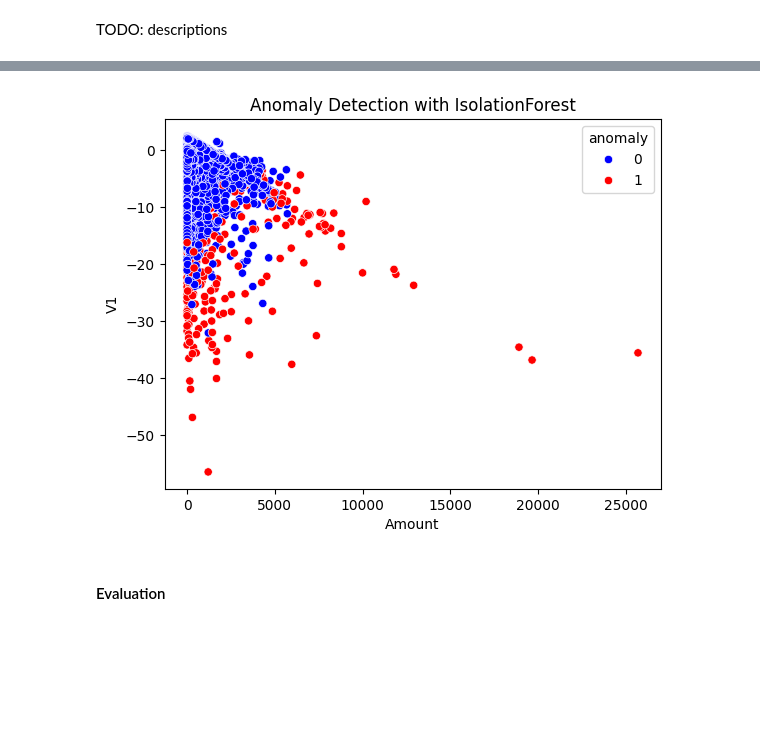
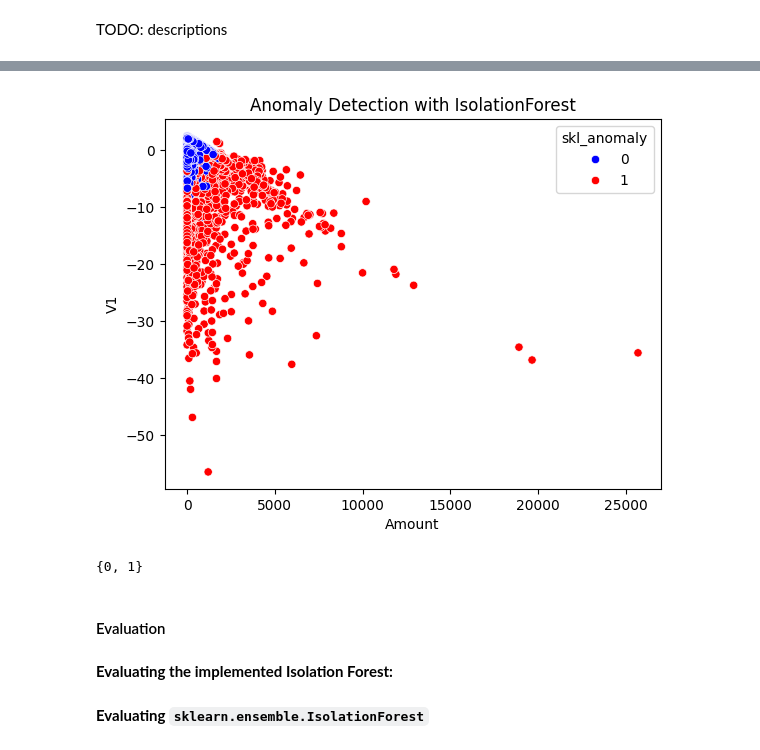
Before and after one commit to sumedhars/csc5601-term-project, a Jupyter notebook: client.ipynb, the cells around one changed output, grey strips where cells are left out. Drawn from its saved outputs; the diff is of its cells as text; code cells hidden in the pictures; blank space fills up the shorter version.

```diff
--- a/client.ipynb
+++ b/client.ipynb
@@ -50,0 +57,7 @@ X_scaled = scaler.fit_transform(X)
+# %%
+isolation_forest = IsolationForest(
+    t=num_trees,
+    sub_sampling_size=sub_sampling_size
+)
+# %%
+isolation_forest.fit(X_scaled)
@@ -50,0 +66,8 @@ X_scaled = scaler.fit_transform(X)
+# %%
+# calculating anomaly scores
+creditcard['anomaly_score'] = [isolation_forest.anomaly_score(x) for x in X_scaled]
+# Assign binary labels: 1 for anomaly, 0 for normal
+creditcard['anomaly'] = creditcard['anomaly_score'].apply(lambda score: 1 if score < 0.0017 else 0)
+# Evaluate anomalies by grouping Class and Anomaly
+result = creditcard.groupby(['Class', 'anomaly']).size()
+print(result)
@@ -60,10 +83,10 @@ Estimated contamination: 0.0017
 # %%
-iso_forest = skl_e.IsolationForest(contamination=contamination, random_state=42)
-creditcard['anomaly_score'] = iso_forest.fit_predict(X_scaled)
+iso_forest = skl_e.IsolationForest(contamination='auto', random_state=42)
+creditcard['skl_anomaly_score'] = iso_forest.fit_predict(X_scaled)
 
-# map anomaly predictions
-creditcard['anomaly'] = creditcard['anomaly_score'].map({1: 0, -1: 1})  # 1 for anomaly, 0 for normal
+# map anomaly predictions - 1 for anomaly, 0 for normal
+creditcard['skl_anomaly'] = creditcard['skl_anomaly_score'].map({1: 0, -1: 1})
 
 # eval anomalies
-print(creditcard[['Class', 'anomaly']].value_counts())
+print(creditcard[['Class', 'skl_anomaly']].value_counts())
 # %% [output]
@@ -78,9 +115,15 @@ TODO: describe what the above means
 # %%
 # plotting anomalies over 'Amount' and 'V1'
-sns.scatterplot(data=creditcard, x='Amount', y='V1', hue='anomaly', palette={0: "blue", 1: "red"})
+sns.scatterplot(data=creditcard, x='Amount', y='V1', hue='skl_anomaly', palette={0: "blue", 1: "red"})
 plt.title("Anomaly Detection with IsolationForest")
 plt.show()
 # %% [output]
-[figure, old version]
+[figure, new version]
+# %%
+set(creditcard['skl_anomaly'].tolist())
+# %% [output]
+{0, 1}
 # %% [markdown]
 #### Evaluation
+# %% [markdown]
+**Evaluating the implemented Isolation Forest:**
@@ -86,0 +132,2 @@ plt.show()
+# %% [markdown]
+**Evaluating `sklearn.ensemble.IsolationForest`**
```
Also changed, not shown: parts of 13 cells of this notebook, 1 other file.
